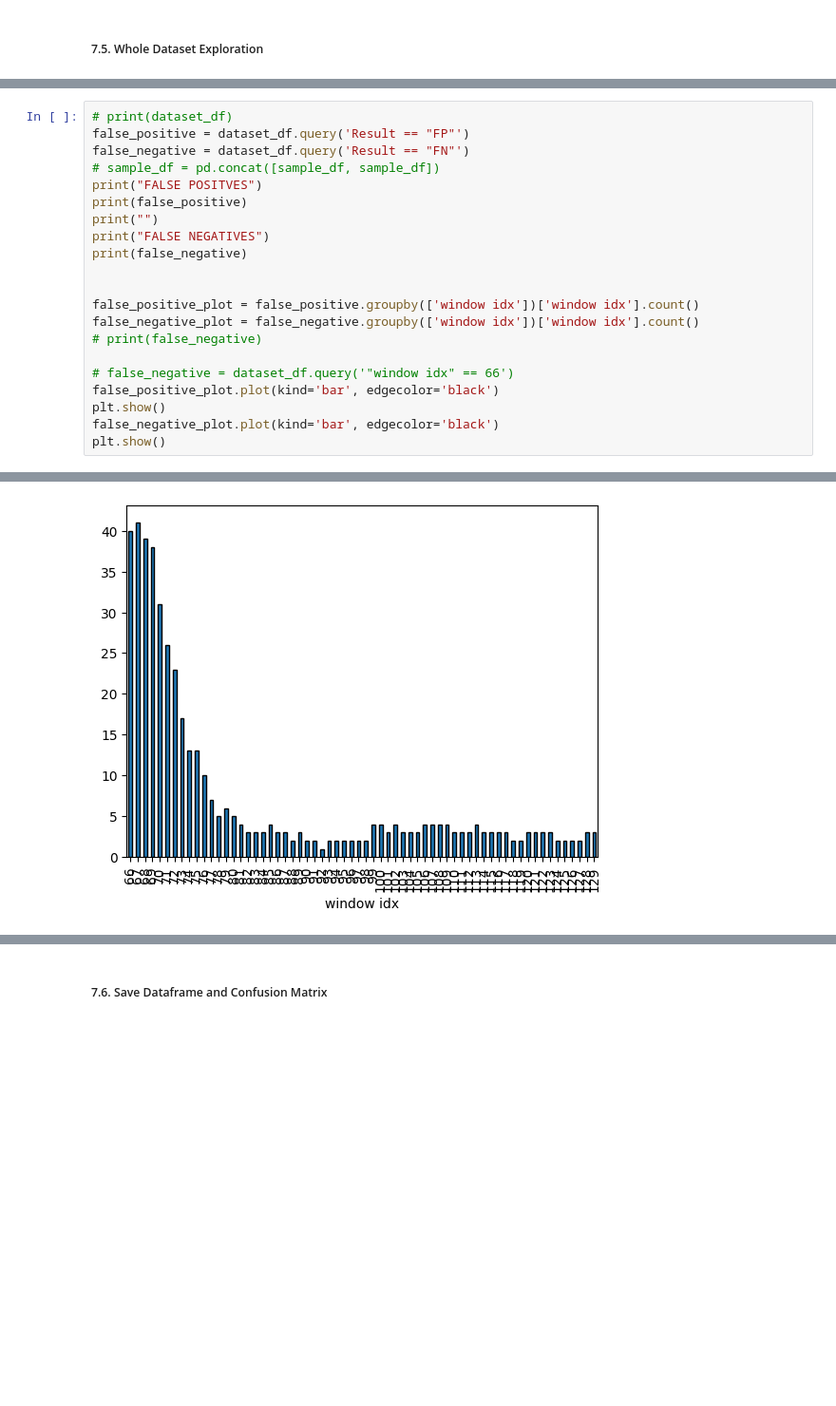
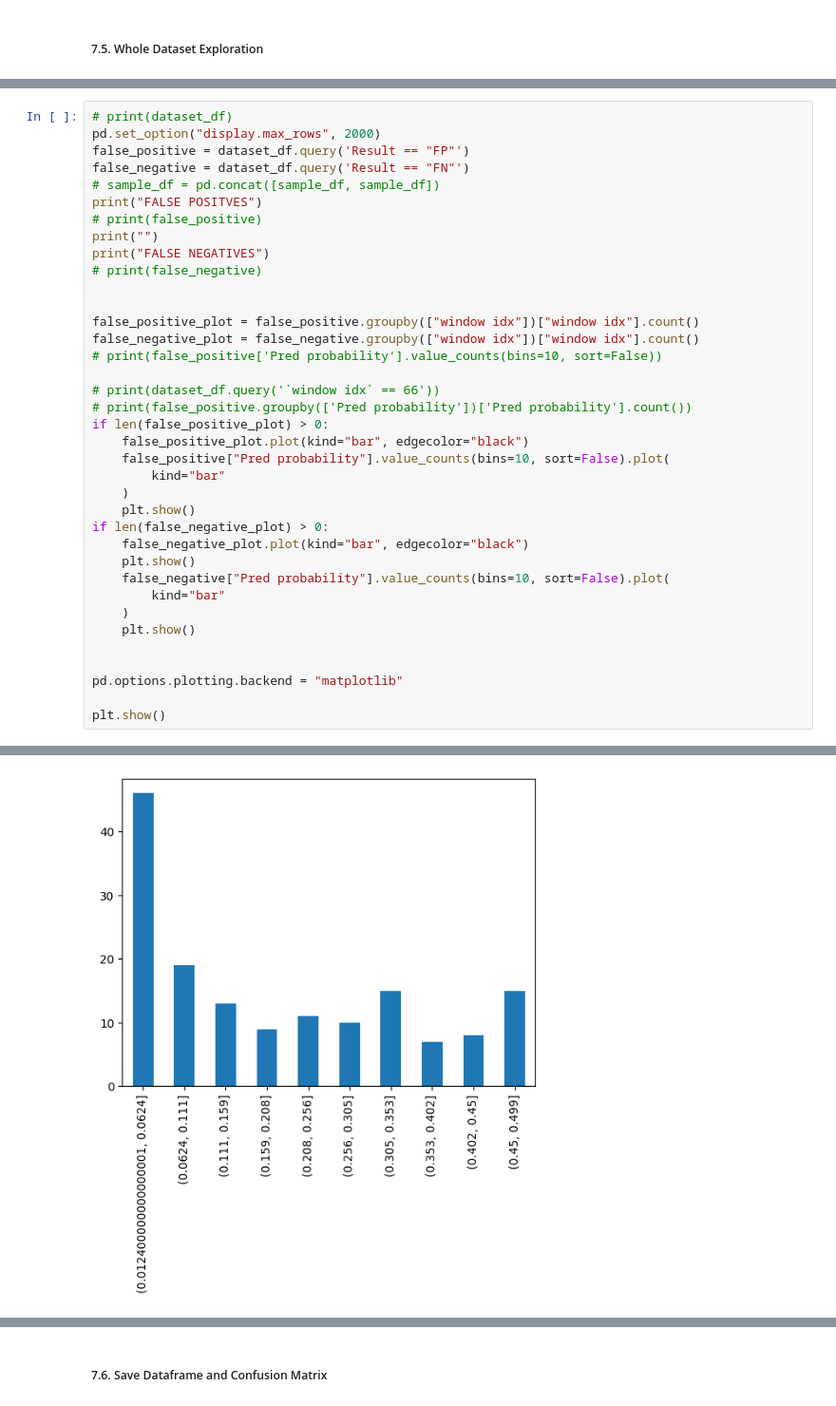
Before and after one commit to alvarohc777/pyTorch, a Jupyter notebook: Formulacion_1_R1.ipynb, the cells around one changed output, grey strips where cells are left out. Shown at 95% size. Drawn from its saved outputs; the diff is of its cells as text; blank space fills up the shorter version.

```diff
--- a/Formulacion_1_R1.ipynb
+++ b/Formulacion_1_R1.ipynb
@@ -661,23 +675,39 @@ conf_matrix_total = np.sum(conf_matrix.numpy(), axis=0)
 # %%
 # print(dataset_df)
+pd.set_option("display.max_rows", 2000)
 false_positive = dataset_df.query('Result == "FP"')
 false_negative = dataset_df.query('Result == "FN"')
 # sample_df = pd.concat([sample_df, sample_df])
 print("FALSE POSITVES")
-print(false_positive)
+# print(false_positive)
 print("")
 print("FALSE NEGATIVES")
-print(false_negative)
+# print(false_negative)
 
 
-false_positive_plot = false_positive.groupby(['window idx'])['window idx'].count()
-false_negative_plot = false_negative.groupby(['window idx'])['window idx'].count()
-# print(false_negative)
+false_positive_plot = false_positive.groupby(["window idx"])["window idx"].count()
+false_negative_plot = false_negative.groupby(["window idx"])["window idx"].count()
+# print(false_positive['Pred probability'].value_counts(bins=10, sort=False))
 
-# false_negative = dataset_df.query('"window idx" == 66')
-false_positive_plot.plot(kind='bar', edgecolor='black')
+# print(dataset_df.query('`window idx` == 66'))
+# print(false_positive.groupby(['Pred probability'])['Pred probability'].count())
+if len(false_positive_plot) > 0:
+    false_positive_plot.plot(kind="bar", edgecolor="black")
+    false_positive["Pred probability"].value_counts(bins=10, sort=False).plot(
+        kind="bar"
+    )
+    plt.show()
+if len(false_negative_plot) > 0:
+    false_negative_plot.plot(kind="bar", edgecolor="black")
+    plt.show()
+    false_negative["Pred probability"].value_counts(bins=10, sort=False).plot(
+        kind="bar"
+    )
+    plt.show()
+
+
+pd.options.plotting.backend = "matplotlib"
+
 plt.show()
-false_negative_plot.plot(kind='bar', edgecolor='black')
-plt.show()
 # %% [output]
 FALSE POSITVES
@@ -701,2 +717,2 @@ FALSE POSITVES
-[figure, old version]
+[figure, new version]
 # %%
```
Also changed, not shown: parts of 8 cells of this notebook.
